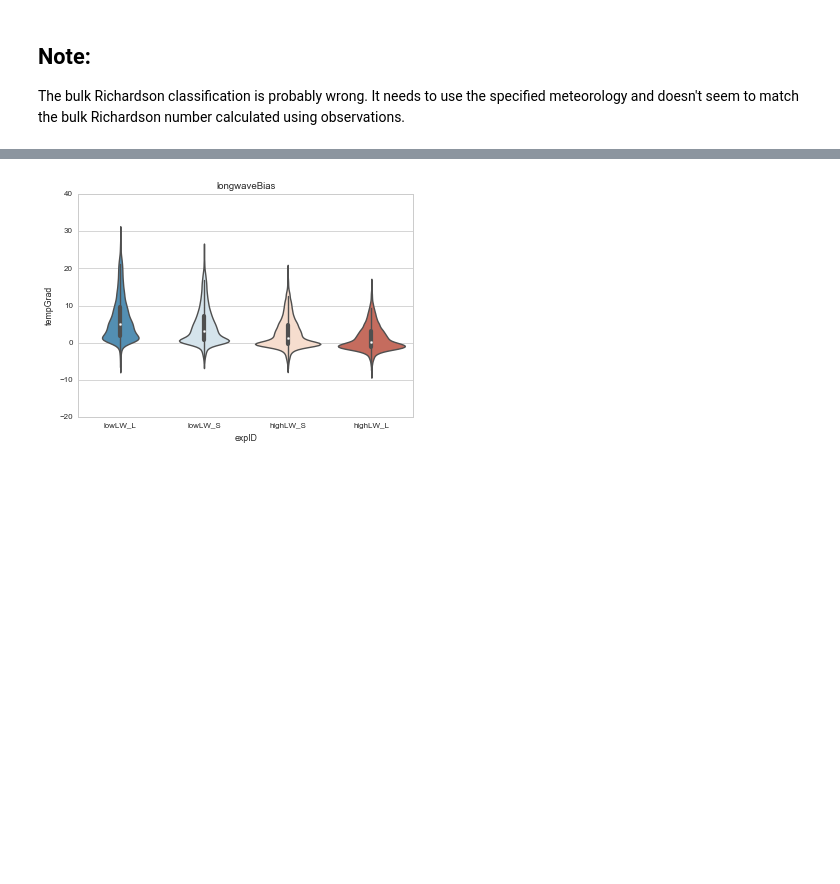
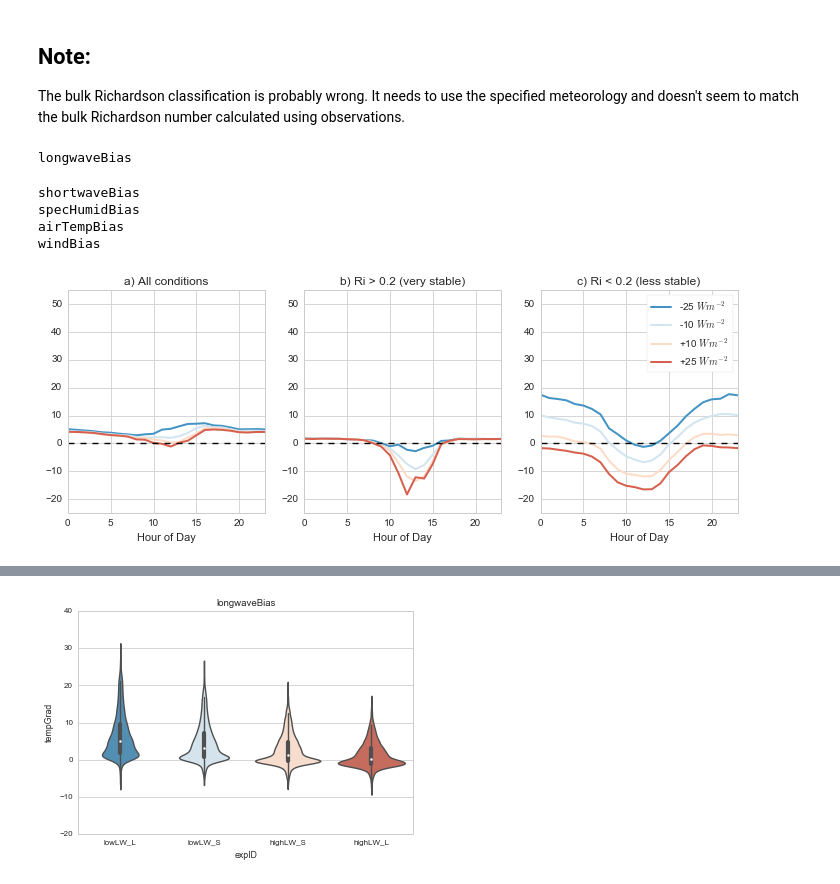
Before and after one commit to klapo/ModTsfc, a Jupyter notebook: ModTsfc.summaResults.diurnalTs.ipynb, the cells around one changed output, grey strips where cells are left out. Drawn from its saved outputs; the diff is of its cells as text; code cells hidden in the pictures; blank space fills up the shorter version.

```diff
--- a/ModTsfc.summaResults.diurnalTs.ipynb
+++ b/ModTsfc.summaResults.diurnalTs.ipynb
@@ -144,18 +203,23 @@ results = {'SWA': SWA, 'CDP': CDP}
 # Met uncertainty experiment IDs and values
 expNames = {'longwaveBias': ['lowLW_L','lowLW_S', 'highLW_S', 'highLW_L']}
 expBias = {'longwaveBias': {'lowLW_L': -25, 'lowLW_S': -10, 'highLW_S': 10, 'highLW_L': 25}}
+expBiasLabels = {'longwaveBias': ['-25 $Wm^{-2}$', '-10 $Wm^{-2}$', '+10 $Wm^{-2}$', '+25 $Wm^{-2}$']}
 
 expNames['shortwaveBias'] = ['lowSW_L','lowSW_S', 'highSW_S', 'highSW_L']
 expBias['shortwaveBias'] = {'lowSW_L': -80, 'lowSW_S': -30, 'highSW_S': 30, 'highSW_L': 80}
+expBiasLabels['shortwaveBias'] = ['-80 $Wm^{-2}$', '-30 $Wm^{-2}$', '+30 $Wm^{-2}$', '+80 $Wm^{-2}$']
 
 expNames['specHumidBias'] = ['lowQS_L','lowQS_S', 'highQS_S', 'highQS_L']
 expBias['specHumidBias'] = {'lowQS_L': -25,  'lowQS_S': -10, 'highQS_S': 10, 'highQS_L': 25}
+expBiasLabels['specHumidBias'] = ['-25%', '-10%', '+10%', '+25%']
 
 expNames['airTempBias'] = ['lowTair_L','lowTair_S', 'highTair_S', 'highTair_L']
 expBias['airTempBias'] = {'lowTair_L': -3, 'lowTair_S': -1.5, 'highTair_S': 1.5, 'highTair_L': 3}
+expBiasLabels['airTempBias'] = ['-3$^{\circ}$C', '-1.5$^{\circ}$C', '+1.5$^{\circ}$C', '+3$^{\circ}$C']
 
 expNames['windBias'] = ['lowU_L','lowU_S', 'highU_S', 'highU_L']
 expBias['windBias'] = {'lowU_L': -3, 'lowU_S': -1.5, 'highU_S': 1.5, 'highU_L': 3}
+expBiasLabels['windBias'] = ['-3$ms^{-1}$', '-1.5$ms^{-1}$', '+1.5$ms^{-1}$', '+3$ms^{-1}$']
 
 metName = {'longwaveBias': 'LWRadAtm',
            'shortwaveBias': 'SWRadAtm',
@@ -453,3 +536,58 @@ def diurnalCriteria(ax, ds, criteria, plotVar='scalarSnowTemp',
 # %% [markdown]
 ## Note:
 The bulk Richardson classification is probably wrong. It needs to use the specified meteorology and doesn't seem to match the bulk Richardson number calculated using observations.
+# %%
+sns.set_context('paper', font_scale=1.25)
+# -------------
+# Stability
+for exp in expMetUnc:
+    print(exp)
+    for s in siteNames:
+        tempDS = {}
+        fig, axes = plt.subplots(1, 3, figsize= (12, 4))
+        sns.set_palette('RdBu_r', 4)
+        axes = axes.flatten()
+        ax = axes[0]
+
+        # Formatting
+        if s == 'SWA':
+            ylims = [-25, 55]
+        if s == 'CDP':
+            ylims = [-25, 55]
+
+
+        tempDS = results[s].swap_dims({'expID': 'exp'}).sel(exp=exp).swap_dims({'exp': 'expID'})
+        criteria = tempDS.RiBulk > 0.0
+        iterVar = sorted(expNames[exp], key=sortFun)
+
+        diurnalCriteria(ax, tempDS, criteria, plotVar='scalarSenHeatTotal',
+                        palette=sns.color_palette('RdBu_r', 4), iterVar=iterVar, ylims=ylims)
+        ax.plot([0, 24], [0, 0], 'k--')
+        ax.set_title('a) All conditions')
+
+        ax = axes[1]
+        criteria = tempDS.RiBulk > 0.2
+        diurnalCriteria(ax, tempDS, criteria, plotVar='scalarSenHeatTotal',
+                        palette=sns.color_palette('RdBu_r', 4), iterVar=iterVar, ylims=ylims)
+        ax.set_ylabel('')
+        ax.plot([0, 24], [0, 0], 'k--')
+        ax.set_title('b) Ri > 0.2 (very stable)')
+
+        ax = axes[2]
+        criteria = tempDS.RiBulk < 0.2
+        diurnalCriteria(ax, tempDS, criteria, plotVar='scalarSenHeatTotal',
+                        palette=sns.color_palette('RdBu_r', 4), iterVar=iterVar,
+                        ylims=ylims, labels=expBiasLabels[exp])
+        ax.set_ylabel('')
+        ax.plot([0, 24], [0, 0], 'k--')
+        ax.set_title('c) Ri < 0.2 (less stable)')
+
+        os.chdir(dirPrint)
+        fig.savefig(s + '.' + exp + '.diurnalQh.pdf', bbox_inches='tight')
+# %% [output]
+longwaveBias
+shortwaveBias
+specHumidBias
+airTempBias
+windBias
+[figure, added]
```
Also changed, not shown: parts of 20 cells of this notebook, 1 other file.
